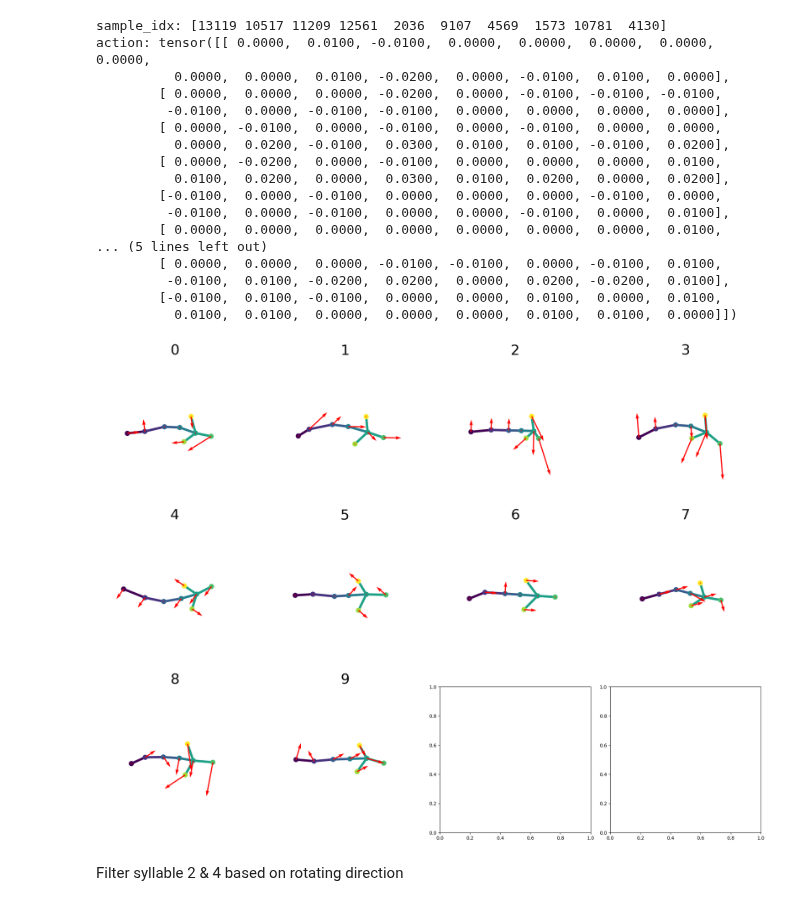
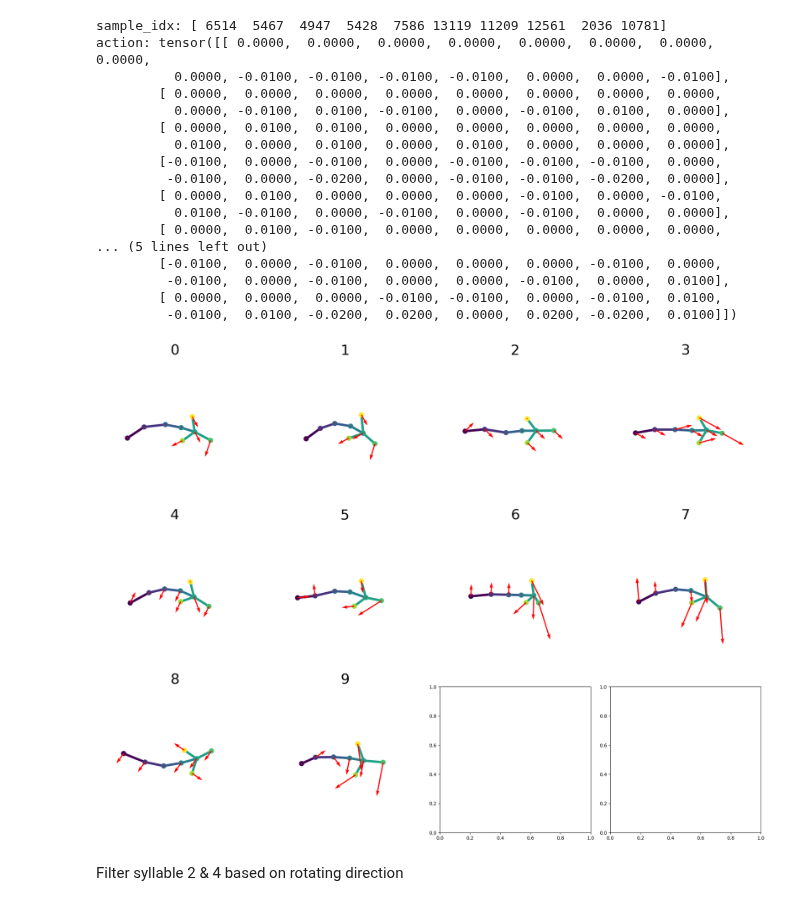
Before and after one commit to G1NO3/Rat7m-SPEDER, a Jupyter notebook: simulation.ipynb, the cells around one changed output. Cells and saved outputs as stored; diff of their text form; code cells hidden in the pictures.

```diff
--- a/simulation.ipynb
+++ b/simulation.ipynb
@@ -24,0 +21,13 @@ array([0, 0, 2, 4, 4, 5, 7, 8, 8, 8])
+# %%
+from utils.util import unpack_batch
+state_dim = 16
+action_dim = 16
+n_task = 78
+test_buffer_path = './kms/replay_buffer_all_normalized.pth'
+replay_buffer = buffer.ReplayBuffer(state_dim, action_dim, 10000)
+replay_buffer.load_state_dict(torch.load(test_buffer_path))
+sample_len = 100
+start_idx = 56999
+sample_idx = start_idx + np.arange(sample_len)
+state, action, next_state, reward, done, task, next_task = unpack_batch(replay_buffer.take(sample_idx))
+plot_gif(state.detach().cpu().numpy(), f'./figure/kms/rollout_{start_idx}.gif')
@@ -85,7 +97,8 @@ def plot_sa(state_seq, action_seq):
     return fig, axis
 def sample_and_plot(dataset, n_sample):
     all_idx = np.where(dataset.task==2)[0]
-    sample_idx = all_idx[np.random.randint(0, len(all_idx), n_sample)]
+    # sample_idx = all_idx[np.random.randint(0, len(all_idx), n_sample)]
+    sample_idx = np.array([6514, 5467,  4947,  5428,  7586, 13119, 11209, 12561, 2036, 10781])
     # sample_idx = 17387  #Left
     # sample_idx = 67040  #Right
     # sample_idx = np.array([17387, 67040])
@@ -96,33 +109,33 @@ def sample_and_plot(dataset, n_sample):
 # %%
 state_dim = 16
 action_dim = 16
 n_task = 10
 device = torch.device('cpu')
 replay_buffer = buffer.ReplayBuffer(state_dim, action_dim, 1000000, device)
 replay_buffer_path = f'./kms/test_data_24.pth'
 replay_buffer.load_state_dict(torch.load(replay_buffer_path))
 assert np.isclose(replay_buffer.state[0:5]+replay_buffer.action[0:5], replay_buffer.next_state[0:5]).all()
 sample_and_plot(replay_buffer, 10)
-idx2 = np.array([6514, 5467,  4947,  5428,  7586, 13119, 11209, 12561, 2036, 10781])
+idx2 = np.array([ 7591,  9753,  7507, 12315,  1790,  8621,  4739,  2836,  9721,  3280])
 # %% [output]
-sample_idx: [13119 10517 11209 12561  2036  9107  4569  1573 10781  4130]
-action: tensor([[ 0.0000,  0.0100, -0.0100,  0.0000,  0.0000,  0.0000,  0.0000,  0.0000,
-          0.0000,  0.0000,  0.0100, -0.0200,  0.0000, -0.0100,  0.0100,  0.0000],
-        [ 0.0000,  0.0000,  0.0000, -0.0200,  0.0000, -0.0100, -0.0100, -0.0100,
-         -0.0100,  0.0000, -0.0100, -0.0100,  0.0000,  0.0000,  0.0000,  0.0000],
-        [ 0.0000, -0.0100,  0.0000, -0.0100,  0.0000, -0.0100,  0.0000,  0.0000,
-          0.0000,  0.0200, -0.0100,  0.0300,  0.0100,  0.0100, -0.0100,  0.0200],
-        [ 0.0000, -0.0200,  0.0000, -0.0100,  0.0000,  0.0000,  0.0000,  0.0100,
-          0.0100,  0.0200,  0.0000,  0.0300,  0.0100,  0.0200,  0.0000,  0.0200],
+sample_idx: [ 6514  5467  4947  5428  7586 13119 11209 12561  2036 10781]
+action: tensor([[ 0.0000,  0.0000,  0.0000,  0.0000,  0.0000,  0.0000,  0.0000,  0.0000,
+          0.0000, -0.0100, -0.0100, -0.0100, -0.0100,  0.0000,  0.0000, -0.0100],
+        [ 0.0000,  0.0000,  0.0000,  0.0000,  0.0000,  0.0000,  0.0000,  0.0000,
+          0.0000, -0.0100,  0.0100, -0.0100,  0.0000, -0.0100,  0.0100,  0.0000],
+        [ 0.0000,  0.0100,  0.0100,  0.0000,  0.0000,  0.0000,  0.0000,  0.0000,
+          0.0100,  0.0000,  0.0100,  0.0000,  0.0100,  0.0000,  0.0000,  0.0000],
+        [-0.0100,  0.0000, -0.0100,  0.0000, -0.0100, -0.0100, -0.0100,  0.0000,
+         -0.0100,  0.0000, -0.0200,  0.0000, -0.0100, -0.0100, -0.0200,  0.0000],
+        [ 0.0000,  0.0100,  0.0000,  0.0000,  0.0000, -0.0100,  0.0000, -0.0100,
+          0.0100, -0.0100,  0.0000, -0.0100,  0.0000, -0.0100,  0.0000,  0.0000],
+        [ 0.0000,  0.0100, -0.0100,  0.0000,  0.0000,  0.0000,  0.0000,  0.0000,
+... (5 lines left out)
         [-0.0100,  0.0000, -0.0100,  0.0000,  0.0000,  0.0000, -0.0100,  0.0000,
          -0.0100,  0.0000, -0.0100,  0.0000,  0.0000, -0.0100,  0.0000,  0.0100],
-        [ 0.0000,  0.0000,  0.0000,  0.0000,  0.0000,  0.0000,  0.0000,  0.0100,
-... (5 lines left out)
         [ 0.0000,  0.0000,  0.0000, -0.0100, -0.0100,  0.0000, -0.0100,  0.0100,
-         -0.0100,  0.0100, -0.0200,  0.0200,  0.0000,  0.0200, -0.0200,  0.0100],
-        [-0.0100,  0.0100, -0.0100,  0.0000,  0.0000,  0.0100,  0.0000,  0.0100,
-          0.0100,  0.0100,  0.0000,  0.0000,  0.0000,  0.0100,  0.0100,  0.0000]])
+         -0.0100,  0.0100, -0.0200,  0.0200,  0.0000,  0.0200, -0.0200,  0.0100]])
-[figure, old version]
+[figure, new version]
 # %%
 a = np.load('model/kms/spedersac/S_f128_datasets200a200_CD_norm1_ctrl/0/args_kwargs.npy', allow_pickle=True)
 print(a)
```
Also changed, not shown: parts of 13 cells of this notebook, 4 other files.
